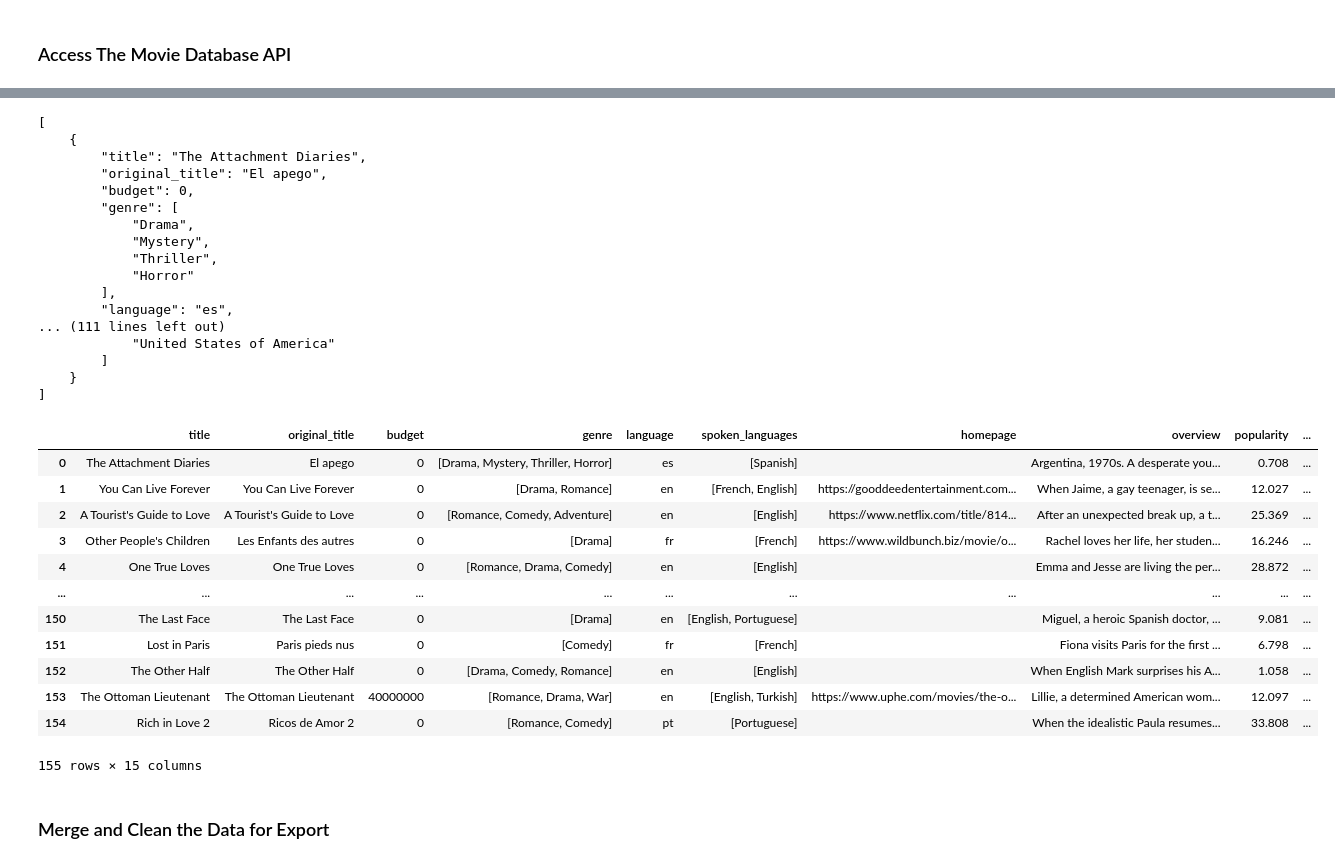
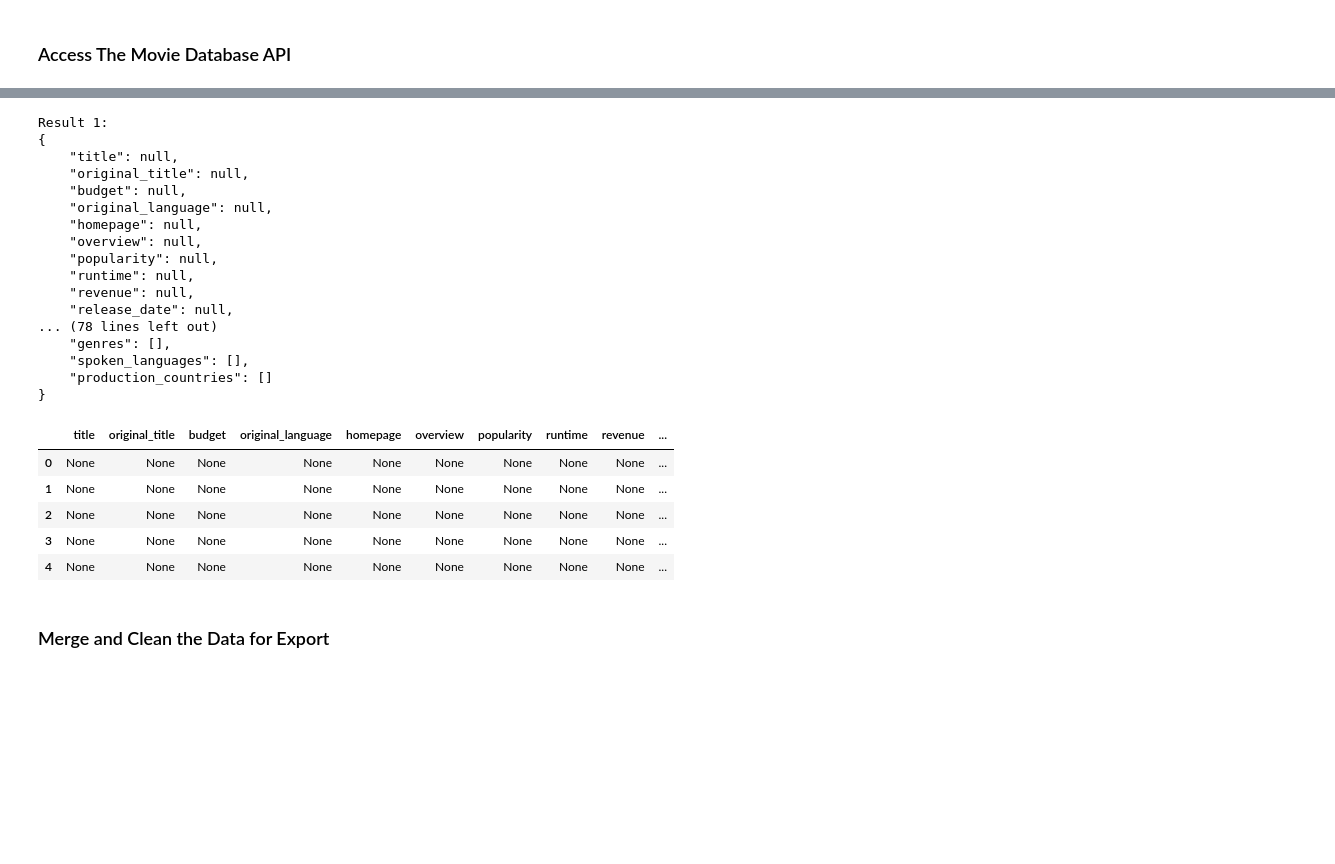
Before and after one commit to SAG-GithubApprentice/data-sourcing-challenge, a Jupyter notebook: retrieve_movie_data.ipynb, the cells around one changed output, grey strips where cells are left out. Drawn from its saved outputs; the diff is of its cells as text; code cells hidden in the pictures; blank space fills up the shorter version.

```diff
--- a/retrieve_movie_data.ipynb
+++ b/retrieve_movie_data.ipynb
@@ -129,6 +129,9 @@ Result 1:
 }
 # %%
 # Convert reviews_list to a Pandas DataFrame using json_normalize()
+reviews_df = pd.json_normalize(reviews_list)
+
+reviews_df
 # %% [output]
 |  | web_url | snippet | source | keywords | pub_date | word_count | headline.main | headline.kicker | ... |
 | 0 | https://www.nytimes.com/2023/05/2... | A gynecologist and her patient fo... | The New York Times | [{'name': 'subject', 'value': 'Mo... | 2023-05-25T11:00:03+0000 | 295 | ‘The Attachment Diaries’ Review: ... | None | ... |
@@ -148,4 +151,8 @@ Result 1:
 # save it to a new column "title"
 # Title is between unicode characters \u2018 and \u2019.
 # End string should include " Review" to avoid cutting title early
+
+reviews_df['title'] = reviews_df['headline.main'].apply(lambda st: st[st.find("\u2018")+1:st.find("\u2019 Review")])
+
+reviews_df[['headline.main', 'title']]
 # %% [output]
@@ -174,4 +181,7 @@ def extract_keywords(keyword_list):
     return extracted_keywords
 
 # Fix the "keywords" column by converting cells from a list to a string
+reviews_df['keywords'] = reviews_df['keywords'].apply(extract_keywords)
+
+reviews_df[['keywords']]
 # %% [output]
@@ -191,6 +205,9 @@ def extract_keywords(keyword_list):
 # %%
 # Create a list from the "title" column using to_list()
 # These titles will be used in the query for The Movie Database
+titles = reviews_df['title'].to_list()
+
+titles
 # %% [output]
 ['The Attachment Diaries',
  'What’s Love Got to Do With It?’ Probably a Lo',
@@ -282,40 +313,40 @@ Kedi,’ Rekindling a ‘Love of Life not found.
 # %%
 # Preview the first 5 results in JSON format
 # Use json.dumps with argument indent=4 to format data
+for i, result in enumerate(tmdb_movies_list[:5]):
+
+    formatted_result = json.dumps(result, indent=4)
+    print(f"Result {i + 1}:\n{formatted_result}\n")
 # %% [output]
-[
-    {
-        "title": "The Attachment Diaries",
-        "original_title": "El apego",
-        "budget": 0,
-        "genre": [
-            "Drama",
-            "Mystery",
-            "Thriller",
-            "Horror"
-        ],
-        "language": "es",
-... (111 lines left out)
-            "United States of America"
-        ]
-    }
-]
+Result 1:
+{
+    "title": null,
+    "original_title": null,
+    "budget": null,
+    "original_language": null,
+    "homepage": null,
+    "overview": null,
+    "popularity": null,
+    "runtime": null,
+    "revenue": null,
+    "release_date": null,
+... (78 lines left out)
+    "genres": [],
+    "spoken_languages": [],
+    "production_countries": []
+}
 # %%
 # Convert the results to a DataFrame
+tmdb_df = pd.DataFrame(tmdb_movies_list)
+
+tmdb_df.head()
 # %% [output]
-|  | title | original_title | budget | genre | language | spoken_languages | homepage | overview | popularity | ... |
-| 0 | The Attachment Diaries | El apego | 0 | [Drama, Mystery, Thriller, Horror] | es | [Spanish] |  | Argentina, 1970s. A desperate you... | 0.708 | ... |
-| 1 | You Can Live Forever | You Can Live Forever | 0 | [Drama, Romance] | en | [French, English] | https://gooddeedentertainment.com... | When Jaime, a gay teenager, is se... | 12.027 | ... |
-| 2 | A Tourist's Guide to Love | A Tourist's Guide to Love | 0 | [Romance, Comedy, Adventure] | en | [English] | https://www.netflix.com/title/814... | After an unexpected break up, a t... | 25.369 | ... |
-| 3 | Other People's Children | Les Enfants des autres | 0 | [Drama] | fr | [French] | https://www.wildbunch.biz/movie/o... | Rachel loves her life, her studen... | 16.246 | ... |
-| 4 | One True Loves | One True Loves | 0 | [Romance, Drama, Comedy] | en | [English] |  | Emma and Jesse are living the per... | 28.872 | ... |
-| ... | ... | ... | ... | ... | ... | ... | ... | ... | ... | ... |
-| 150 | The Last Face | The Last Face | 0 | [Drama] | en | [English, Portuguese] |  | Miguel, a heroic Spanish doctor, ... | 9.081 | ... |
-| 151 | Lost in Paris | Paris pieds nus | 0 | [Comedy] | fr | [French] |  | Fiona visits Paris for the first ... | 6.798 | ... |
-| 152 | The Other Half | The Other Half | 0 | [Drama, Comedy, Romance] | en | [English] |  | When English Mark surprises his A... | 1.058 | ... |
-| 153 | The Ottoman Lieutenant | The Ottoman Lieutenant | 40000000 | [Romance, Drama, War] | en | [English, Turkish] | https://www.uphe.com/movies/the-o... | Lillie, a determined American wom... | 12.097 | ... |
-| 154 | Rich in Love 2 | Ricos de Amor 2 | 0 | [Romance, Comedy] | pt | [Portuguese] |  | When the idealistic Paula resumes... | 33.808 | ... |
+|  | title | original_title | budget | original_language | homepage | overview | popularity | runtime | revenue | ... |
+| 0 | None | None | None | None | None | None | None | None | None | ... |
+| 1 | None | None | None | None | None | None | None | None | None | ... |
+| 2 | None | None | None | None | None | None | None | None | None | ... |
+| 3 | None | None | None | None | None | None | None | None | None | ... |
+| 4 | None | None | None | None | None | None | None | None | None | ... |
-155 rows × 15 columns
 # %% [markdown]
 ### Merge and Clean the Data for Export
 # %%
```
Also changed, not shown: parts of 4 cells of this notebook, 1 other file.
